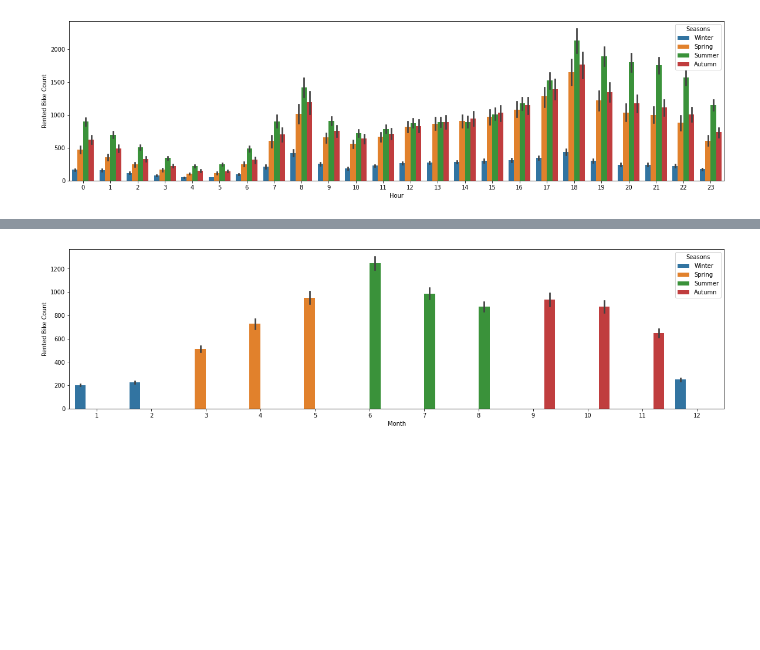
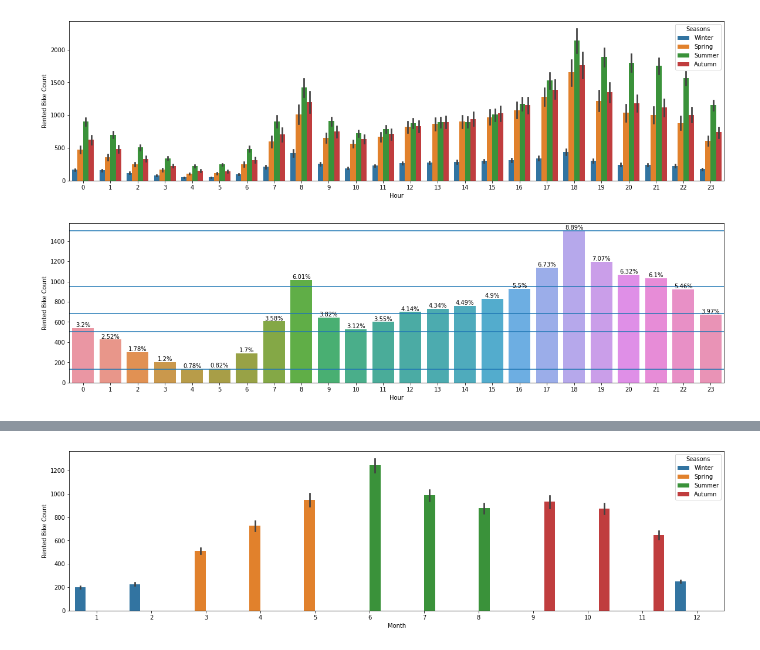
Before and after one commit to BharatSingla12/Bike_Sharing_Demand_Prediction_EDA, a Jupyter notebook: Bike_Sharing_Demand_Prediction_Capstone_Project.ipynb, the cells around one changed output, grey strips where cells are left out. Saved outputs shown, nothing was run; the diff lists cells and outputs as text; code cells hidden in the pictures; blank space fills up the shorter version.

```diff
--- a/Bike_Sharing_Demand_Prediction_Capstone_Project.ipynb
+++ b/Bike_Sharing_Demand_Prediction_Capstone_Project.ipynb
@@ -306,3 +349,24 @@ sns.barplot(x="Hour", y="Rented Bike Count", data=df, hue = 'Seasons')
 # %% [output]
 <matplotlib.axes._subplots.AxesSubplot at 0x...>
 [figure]
+# %%
+# Bar plot of mean rented bike each Hour
+# Create the dataframe
+df1 = df[['Hour', 'Rented Bike Count']]  # Select the columns
+df2 = df1.groupby(by= ['Hour'], as_index=True).mean()
+df2 = df2.reset_index()
+
+q0, q1, q2, q3,q4 = df2["Rented Bike Count"].quantile([0,0.25,0.5,0.75, 1.00])
+
+plt.figure(figsize=(20,5))
+plot = plt.subplot(1,1,1)
+graph = sns.barplot(x ='Hour',  y="Rented Bike Count", data=df2)
+#Drawing a horizontal line at point 1.25
+graph.axhline(q0)
+graph.axhline(q1)
+graph.axhline(q2)
+graph.axhline(q3)
+graph.axhline(q4)
+annot_percent(plot)
+# %% [output]
+[figure, added]
```
Also changed, not shown: parts of 43 cells of this notebook.
